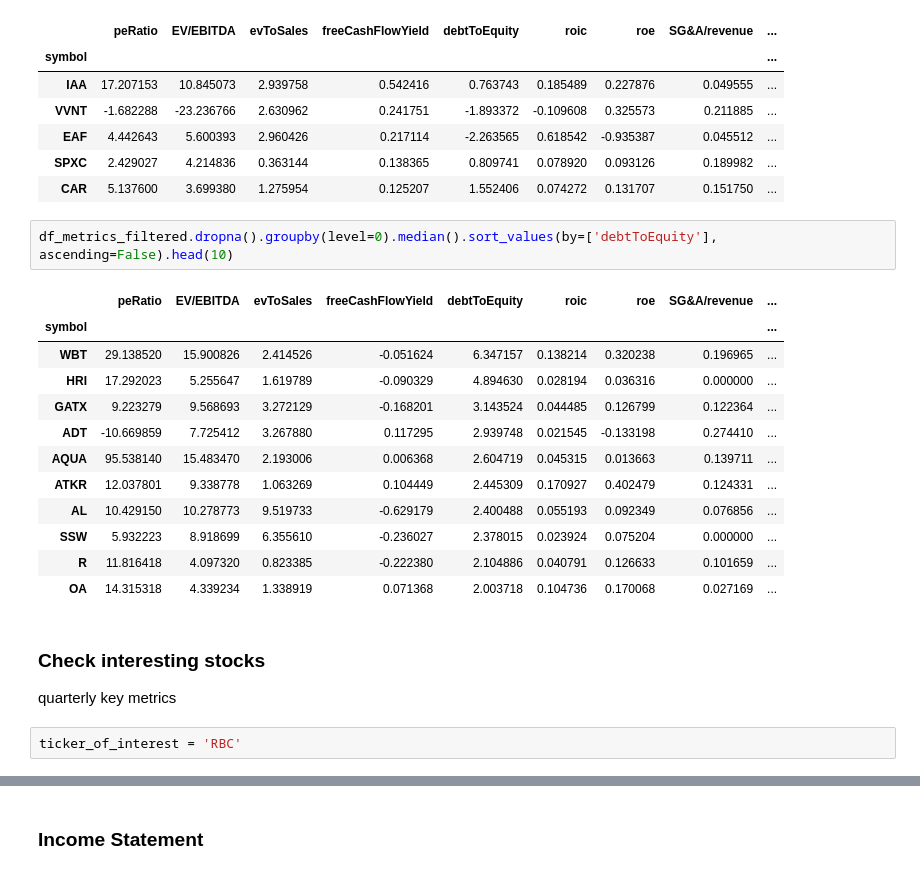
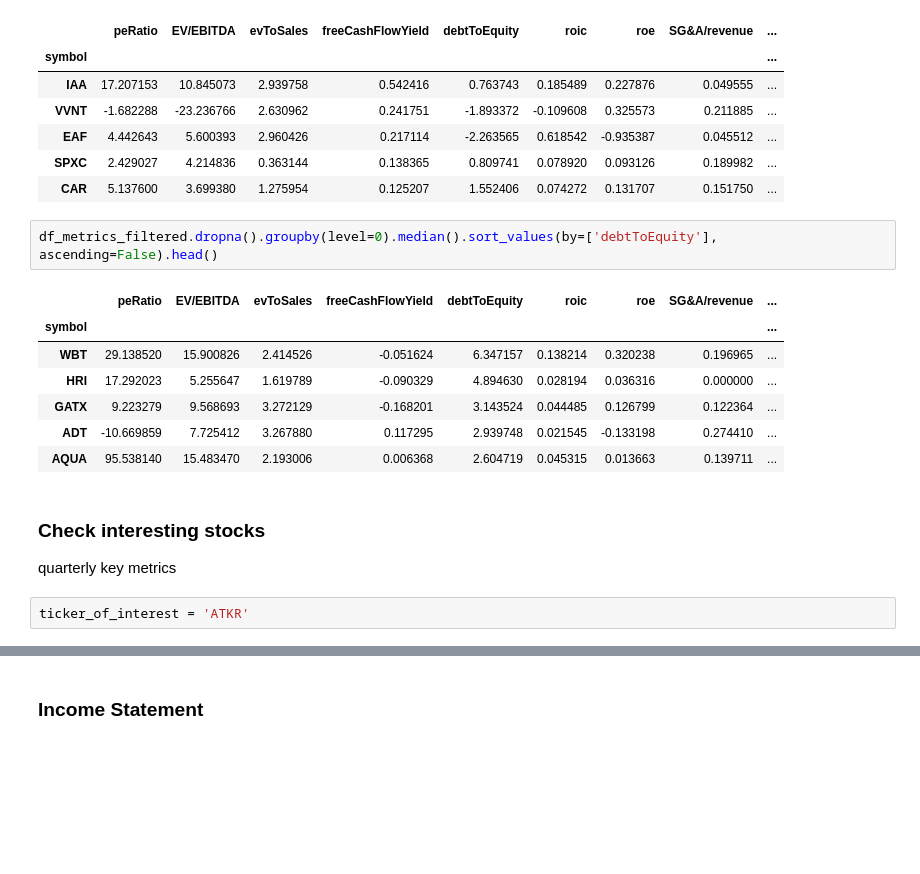
Before and after one commit to alwz1/fmp_fundamentals, a Jupyter notebook: fmp_fundamentals.ipynb, the cells around one changed output, grey strips where cells are left out. Saved outputs shown, nothing was run; the diff lists cells and outputs as text; blank space fills up the shorter version.

```diff
--- a/fmp_fundamentals.ipynb
+++ b/fmp_fundamentals.ipynb
@@ -622,25 +623,20 @@ df_metrics_filtered.dropna().groupby(level=0).mean().sort_values(by=['freeCashFl
 | SPXC | 2.429027 | 4.214836 | 0.363144 | 0.138365 | 0.809741 | 0.078920 | 0.093126 | 0.189982 | ... |
 | CAR | 5.137600 | 3.699380 | 1.275954 | 0.125207 | 1.552406 | 0.074272 | 0.131707 | 0.151750 | ... |
 # %%
-df_metrics_filtered.dropna().groupby(level=0).median().sort_values(by=['debtToEquity'], ascending=False).head(10)
+df_metrics_filtered.dropna().groupby(level=0).median().sort_values(by=['debtToEquity'], ascending=False).head()
 # %% [output]
 |  | peRatio | EV/EBITDA | evToSales | freeCashFlowYield | debtToEquity | roic | roe | SG&A/revenue | ... |
 | symbol |  |  |  |  |  |  |  |  | ... |
 | WBT | 29.138520 | 15.900826 | 2.414526 | -0.051624 | 6.347157 | 0.138214 | 0.320238 | 0.196965 | ... |
 | HRI | 17.292023 | 5.255647 | 1.619789 | -0.090329 | 4.894630 | 0.028194 | 0.036316 | 0.000000 | ... |
 | GATX | 9.223279 | 9.568693 | 3.272129 | -0.168201 | 3.143524 | 0.044485 | 0.126799 | 0.122364 | ... |
 | ADT | -10.669859 | 7.725412 | 3.267880 | 0.117295 | 2.939748 | 0.021545 | -0.133198 | 0.274410 | ... |
 | AQUA | 95.538140 | 15.483470 | 2.193006 | 0.006368 | 2.604719 | 0.045315 | 0.013663 | 0.139711 | ... |
-| ATKR | 12.037801 | 9.338778 | 1.063269 | 0.104449 | 2.445309 | 0.170927 | 0.402479 | 0.124331 | ... |
-| AL | 10.429150 | 10.278773 | 9.519733 | -0.629179 | 2.400488 | 0.055193 | 0.092349 | 0.076856 | ... |
-| SSW | 5.932223 | 8.918699 | 6.355610 | -0.236027 | 2.378015 | 0.023924 | 0.075204 | 0.000000 | ... |
-| R | 11.816418 | 4.097320 | 0.823385 | -0.222380 | 2.104886 | 0.040791 | 0.126633 | 0.101659 | ... |
-| OA | 14.315318 | 4.339234 | 1.338919 | 0.071368 | 2.003718 | 0.104736 | 0.170068 | 0.027169 | ... |
 # %% [markdown]
 ### Check interesting stocks
 quarterly key metrics
 # %%
-ticker_of_interest = 'RBC'
+ticker_of_interest = 'ATKR'
 # %%
 profile = get_profile(ticker_of_interest)
 profile.iloc[[0, 4, 9, 14, 15, 17, 19, 20,]]
```
Also changed, not shown: parts of 24 cells of this notebook.
